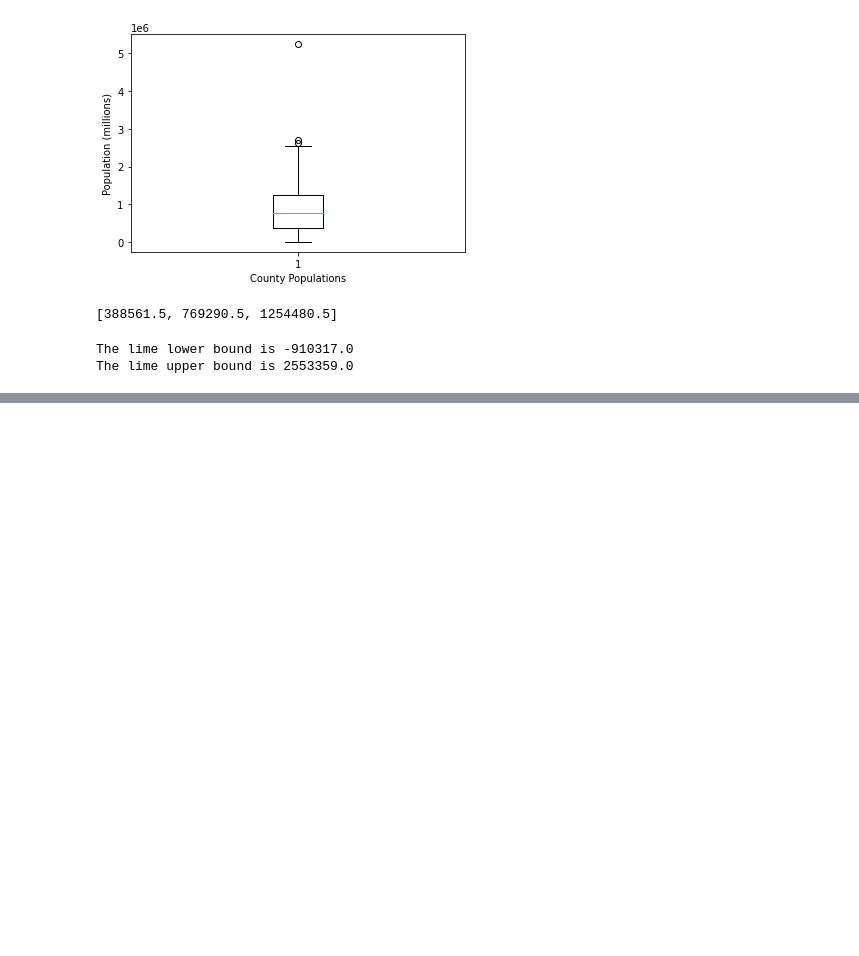
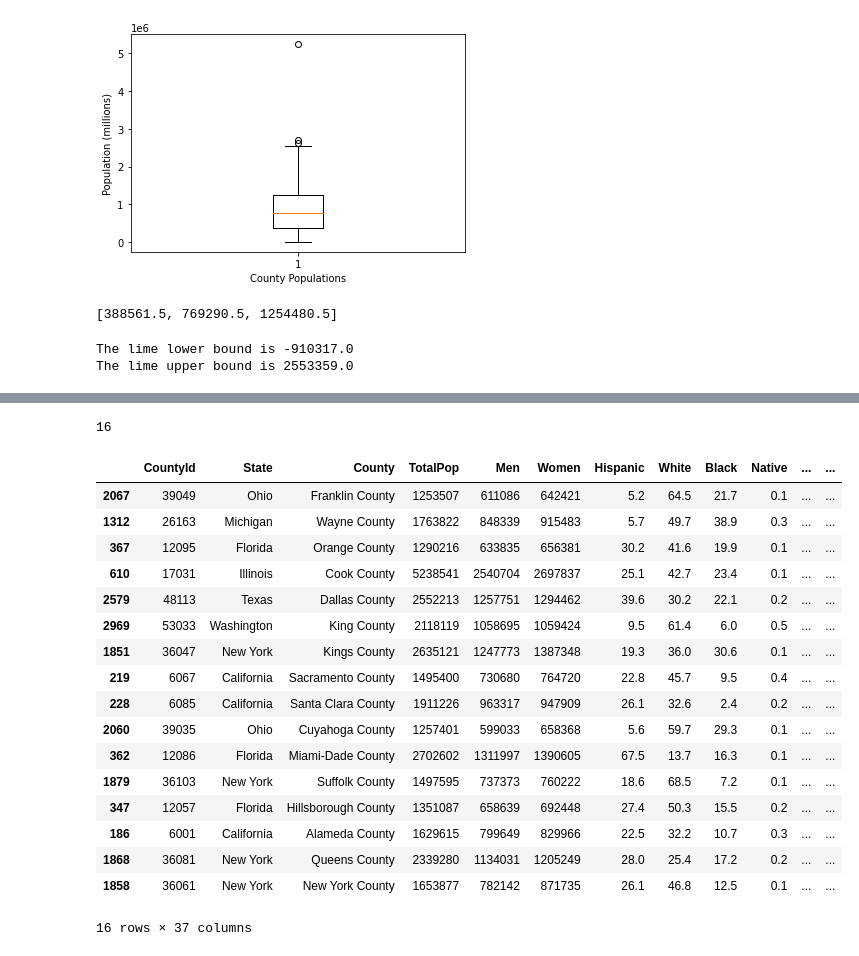
Before and after one commit to adriana-icasiano/project-1, a Jupyter notebook: census-lime/census.ipynb, the cells around one changed output, grey strips where cells are left out. Drawn from its saved outputs; the diff is of its cells as text; code cells hidden in the pictures; blank space fills up the shorter version.

```diff
--- a/census-lime/census.ipynb
+++ b/census-lime/census.ipynb
@@ -251,0 +307,24 @@ The lime upper bound is 2553359.0
+# %%
+test_lime_df = clean_df.loc[clean_df["TotalPop"]> 1250000, :]
+print(len(test_lime_df))
+test_lime_df
+# %% [output]
+16
+|  | CountyId | State | County | TotalPop | Men | Women | Hispanic | White | Black | Native | ... | ... |
+| 2067 | 39049 | Ohio | Franklin County | 1253507 | 611086 | 642421 | 5.2 | 64.5 | 21.7 | 0.1 | ... | ... |
+| 1312 | 26163 | Michigan | Wayne County | 1763822 | 848339 | 915483 | 5.7 | 49.7 | 38.9 | 0.3 | ... | ... |
+| 367 | 12095 | Florida | Orange County | 1290216 | 633835 | 656381 | 30.2 | 41.6 | 19.9 | 0.1 | ... | ... |
+| 610 | 17031 | Illinois | Cook County | 5238541 | 2540704 | 2697837 | 25.1 | 42.7 | 23.4 | 0.1 | ... | ... |
+| 2579 | 48113 | Texas | Dallas County | 2552213 | 1257751 | 1294462 | 39.6 | 30.2 | 22.1 | 0.2 | ... | ... |
+| 2969 | 53033 | Washington | King County | 2118119 | 1058695 | 1059424 | 9.5 | 61.4 | 6.0 | 0.5 | ... | ... |
+| 1851 | 36047 | New York | Kings County | 2635121 | 1247773 | 1387348 | 19.3 | 36.0 | 30.6 | 0.1 | ... | ... |
+| 219 | 6067 | California | Sacramento County | 1495400 | 730680 | 764720 | 22.8 | 45.7 | 9.5 | 0.4 | ... | ... |
+| 228 | 6085 | California | Santa Clara County | 1911226 | 963317 | 947909 | 26.1 | 32.6 | 2.4 | 0.2 | ... | ... |
+| 2060 | 39035 | Ohio | Cuyahoga County | 1257401 | 599033 | 658368 | 5.6 | 59.7 | 29.3 | 0.1 | ... | ... |
+| 362 | 12086 | Florida | Miami-Dade County | 2702602 | 1311997 | 1390605 | 67.5 | 13.7 | 16.3 | 0.1 | ... | ... |
+| 1879 | 36103 | New York | Suffolk County | 1497595 | 737373 | 760222 | 18.6 | 68.5 | 7.2 | 0.1 | ... | ... |
+| 347 | 12057 | Florida | Hillsborough County | 1351087 | 658639 | 692448 | 27.4 | 50.3 | 15.5 | 0.2 | ... | ... |
+| 186 | 6001 | California | Alameda County | 1629615 | 799649 | 829966 | 22.5 | 32.2 | 10.7 | 0.3 | ... | ... |
+| 1868 | 36081 | New York | Queens County | 2339280 | 1134031 | 1205249 | 28.0 | 25.4 | 17.2 | 0.2 | ... | ... |
+| 1858 | 36061 | New York | New York County | 1653877 | 782142 | 871735 | 26.1 | 46.8 | 12.5 | 0.1 | ... | ... |
+16 rows × 37 columns
```
Also changed, not shown: parts of 13 cells of this notebook, 1 other file.
